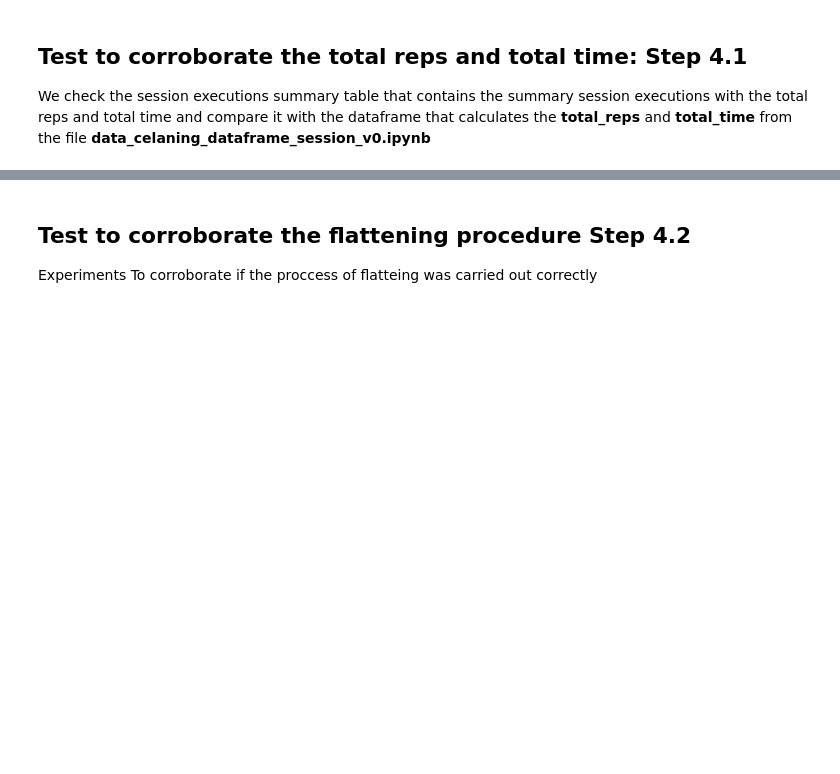
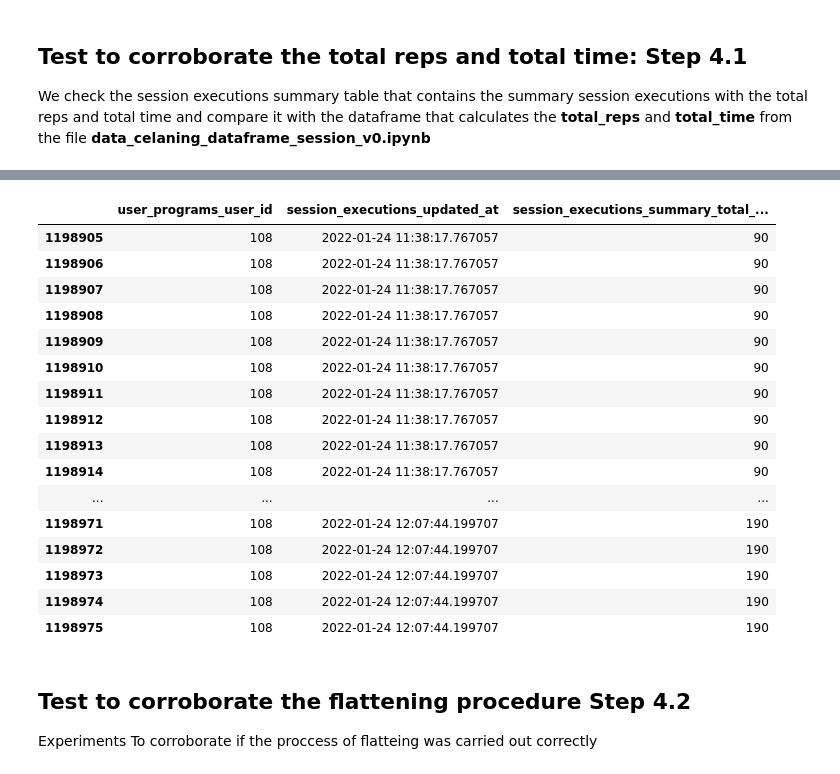
Before and after one commit to evidadeusto/mhunters, a Jupyter notebook: analysis_oscar_preprocessing/Merge.ipynb, the cells around one changed output, grey strips where cells are left out. Drawn from its saved outputs; the diff is of its cells as text; code cells hidden in the pictures; blank space fills up the shorter version.

```diff
--- a/analysis_oscar_preprocessing/Merge.ipynb
+++ b/analysis_oscar_preprocessing/Merge.ipynb
@@ -1183,3 +1183,31 @@ session_executions_summary.loc[(session_executions_summary['session_executions_s
+# %%
+import datetime
+
+datetime1 = datetime.datetime(2022, 1, 23)
+datetime2 = datetime.datetime(2022, 1, 25)
+
+merge.loc[(merge['user_programs_user_id'] == 108) &
+          (merge['session_executions_updated_at'] > datetime1) &
+          (merge['session_executions_updated_at'] < datetime2),
+          ['user_programs_user_id', 'session_executions_updated_at', 'session_executions_summary_total_reps']]
+# %% [output]
+|  | user_programs_user_id | session_executions_updated_at | session_executions_summary_total_... |
+| 1198905 | 108 | 2022-01-24 11:38:17.767057 | 90 |
+| 1198906 | 108 | 2022-01-24 11:38:17.767057 | 90 |
+| 1198907 | 108 | 2022-01-24 11:38:17.767057 | 90 |
+| 1198908 | 108 | 2022-01-24 11:38:17.767057 | 90 |
+| 1198909 | 108 | 2022-01-24 11:38:17.767057 | 90 |
+| 1198910 | 108 | 2022-01-24 11:38:17.767057 | 90 |
+| 1198911 | 108 | 2022-01-24 11:38:17.767057 | 90 |
+| 1198912 | 108 | 2022-01-24 11:38:17.767057 | 90 |
+| 1198913 | 108 | 2022-01-24 11:38:17.767057 | 90 |
+| 1198914 | 108 | 2022-01-24 11:38:17.767057 | 90 |
+| ... | ... | ... | ... |
+| 1198971 | 108 | 2022-01-24 12:07:44.199707 | 190 |
+| 1198972 | 108 | 2022-01-24 12:07:44.199707 | 190 |
+| 1198973 | 108 | 2022-01-24 12:07:44.199707 | 190 |
+| 1198974 | 108 | 2022-01-24 12:07:44.199707 | 190 |
+| 1198975 | 108 | 2022-01-24 12:07:44.199707 | 190 |
 # %% [markdown]
 ## Test to corroborate the flattening procedure Step 4.2
 
```
Also changed, not shown: parts of 1 cell of this notebook, 5 other files.
